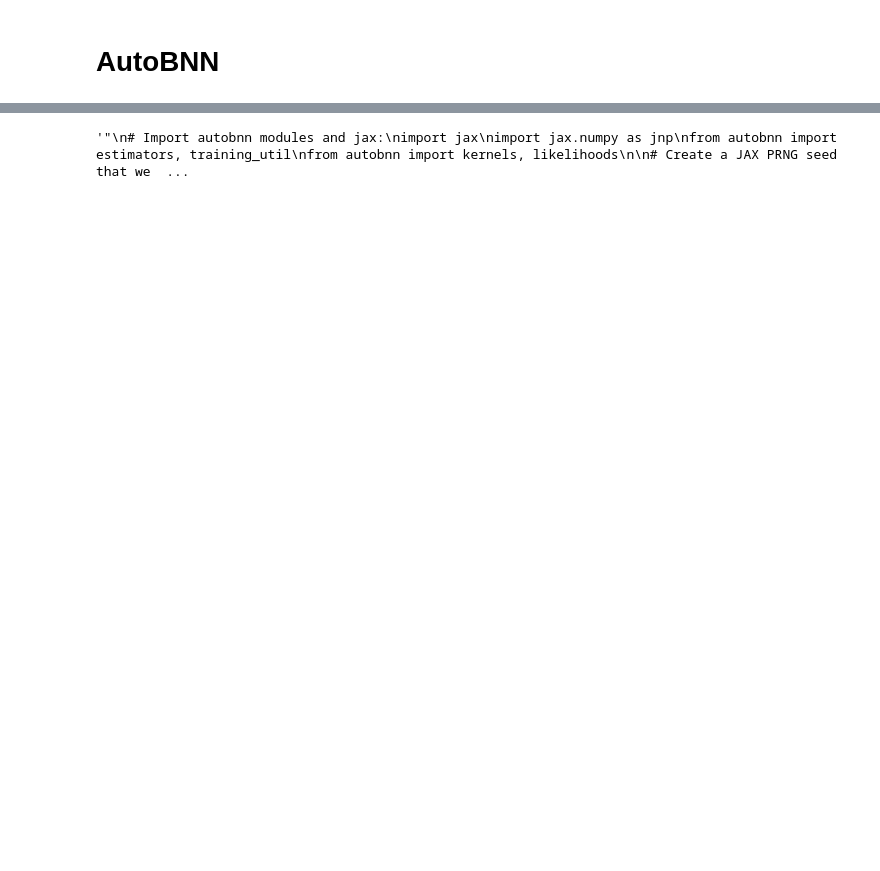
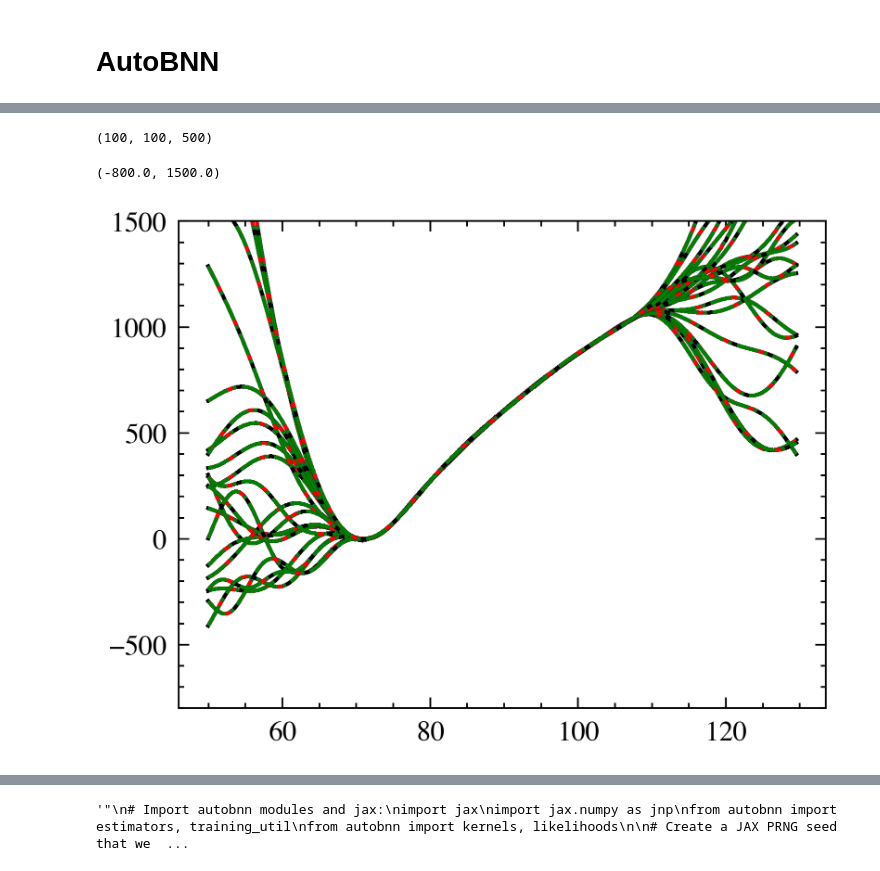
Before and after one commit to aaron-philip/barrier-extraction, a Jupyter notebook: Morton1999.ipynb, the cells around one changed output, grey strips where cells are left out. Saved outputs shown, nothing was run; the diff lists cells and outputs as text; code cells hidden in the pictures; blank space fills up the shorter version.

```diff
--- a/Morton1999.ipynb
+++ b/Morton1999.ipynb
@@ -388,0 +381,13 @@ plt.show()
+# %%
+draws = bnn_est.likelihood_.sample(
+                    bnn_est.params_['params'], pred.squeeze(), seed=seed, sample_shape=100)
+print(draws.shape)
+n_particle = 0
+for n_particle in range(20):
+    for i in range(draws.shape[0]):
+        plt.plot(E_eval, draws[i,n_particle,:])
+plt.ylim(-800, 1500)
+# %% [output]
+(100, 100, 500)
+(-800.0, 1500.0)
+[figure, added]
```
Also changed, not shown: parts of 16 cells of this notebook, 4 other files.
